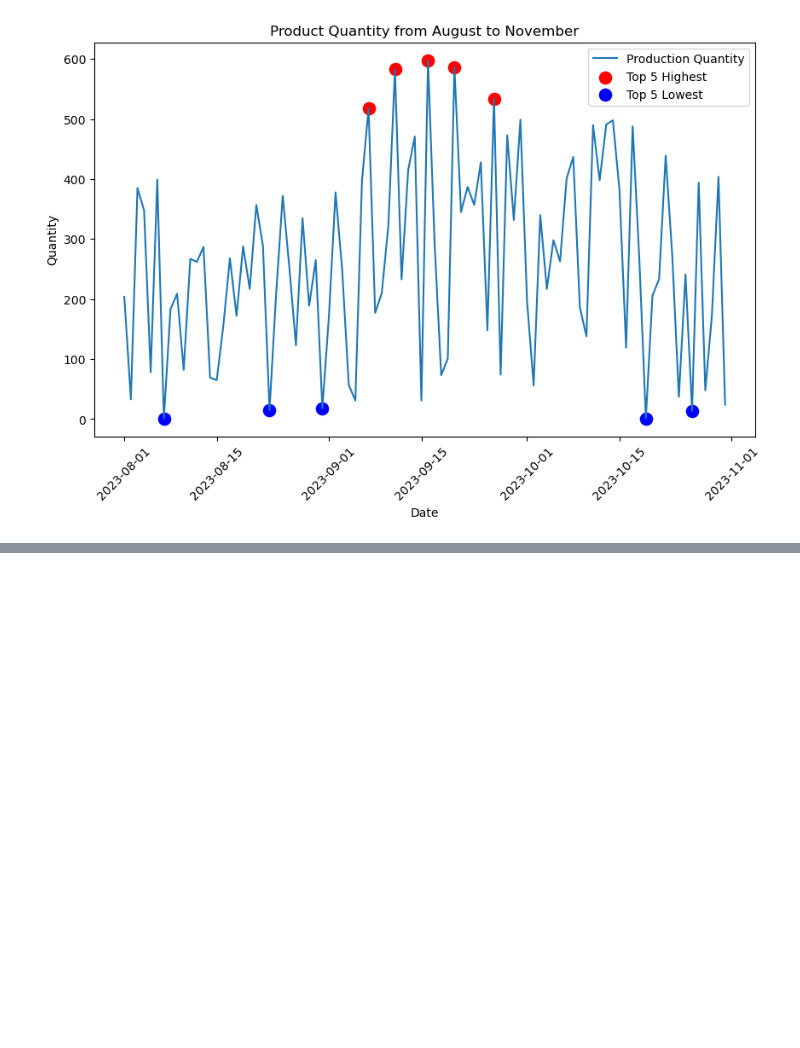
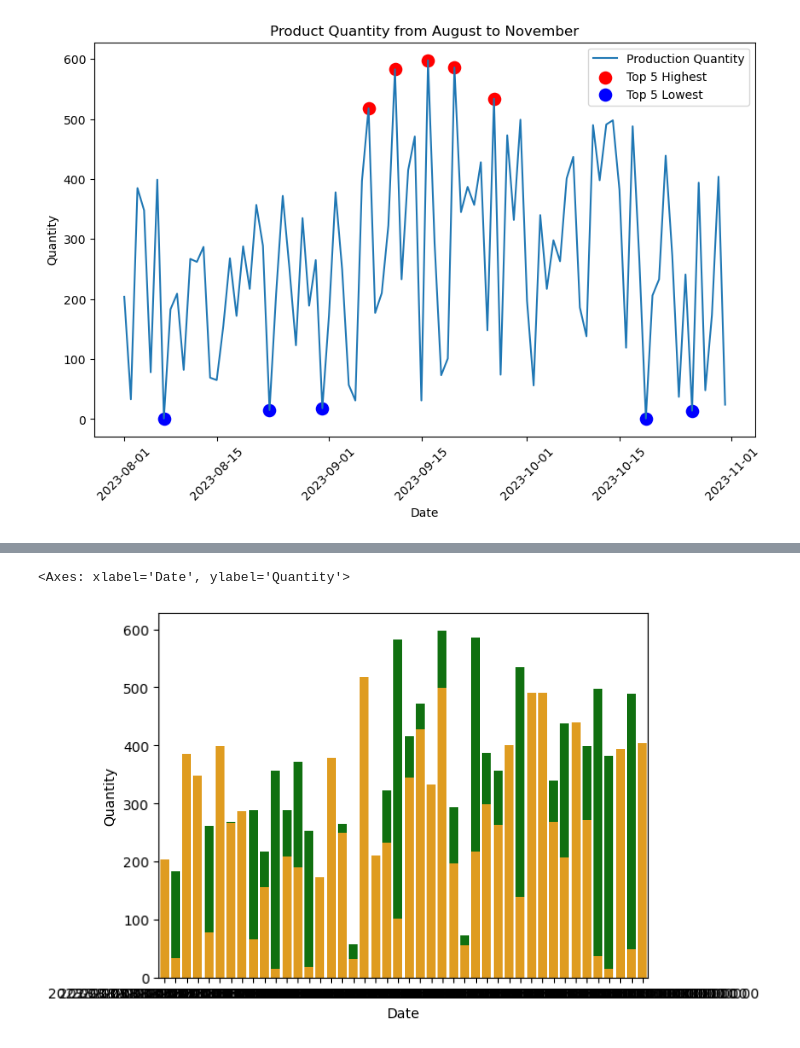
Before and after one commit to elenajusto/production-data-assessment, a Jupyter notebook: main.ipynb, the cells around one changed output, grey strips where cells are left out. Cells and saved outputs as stored; diff of their text form; code cells hidden in the pictures; blank space fills up the shorter version.

```diff
--- a/main.ipynb
+++ b/main.ipynb
@@ -254,0 +281,6 @@ plt.show()
+# %%
+sns.barplot(data=productA, x='Date', y='Quantity', color='Green', label='Product A')
+sns.barplot(data=productB, x='Date', y='Quantity', color='Orange', label='Product B')
+# %% [output]
+<Axes: xlabel='Date', ylabel='Quantity'>
+[figure, added]
```
Also changed, not shown: parts of 2 cells of this notebook.
